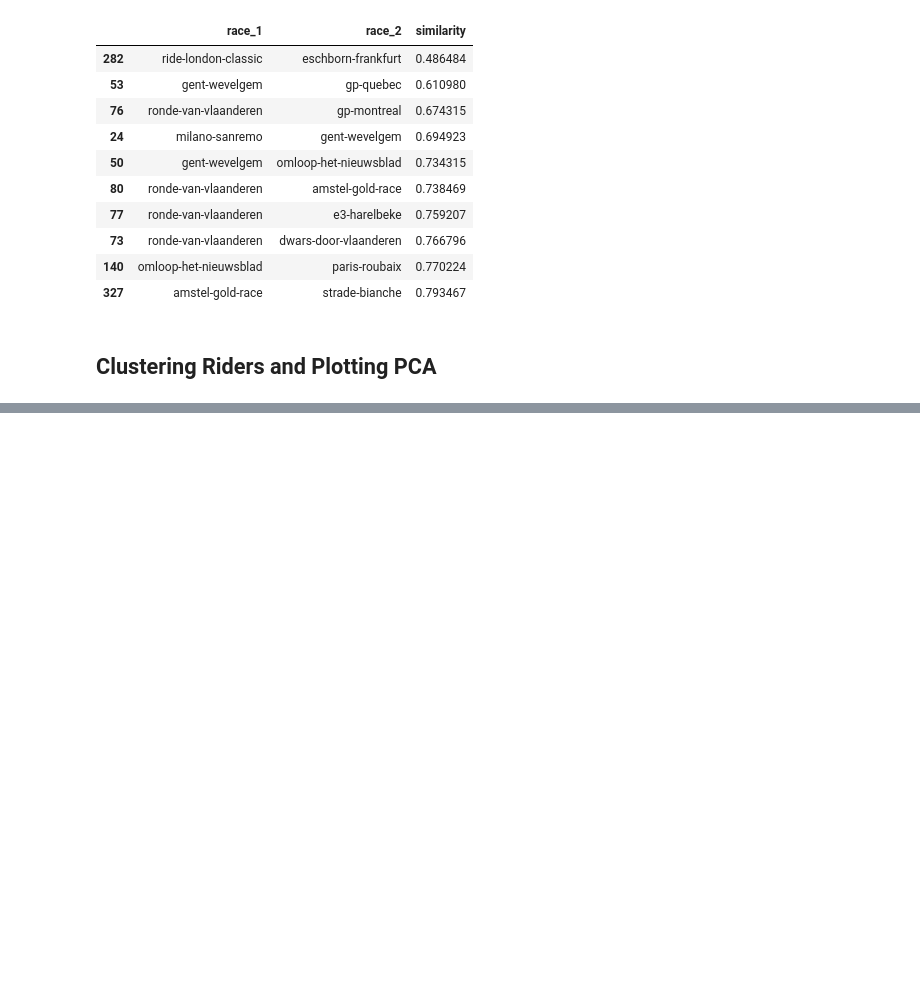
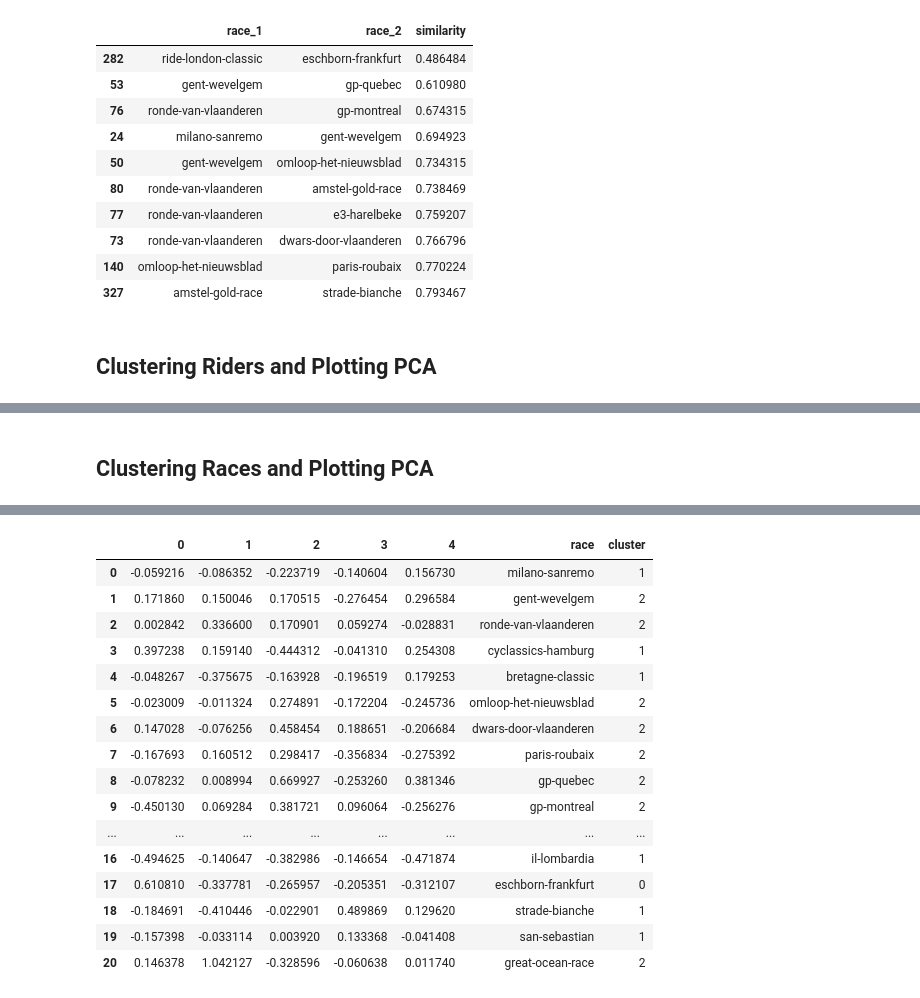
Before and after one commit to baronet2/Bike2Vec, a Jupyter notebook: notebooks/pcs_worldtour_01_analysis.ipynb, the cells around one changed output, grey strips where cells are left out. Drawn from its saved outputs; the diff is of its cells as text; code cells hidden in the pictures; blank space fills up the shorter version.

```diff
--- a/notebooks/pcs_worldtour_01_analysis.ipynb
+++ b/notebooks/pcs_worldtour_01_analysis.ipynb
@@ -79,3 +82,15 @@ rider_name_to_vector('EVENEPOEL Remco'), rider_name_to_vector(['EVENEPOEL Remco'
         [ 0.03581891,  0.01626286, -0.01412892,  0.04499895, -0.04219389,
           0.01523323,  0.04704999, -0.03320879,  0.00237893,  0.01307596]],
        dtype=float32)>)
+# %%
+race_dict = {i: v for i, v in enumerate(model.get_layer('race_name_to_int').get_vocabulary())}
+all_race_names = np.array(list(race_dict.values())[1:])
+
+race_encoder = keras.Model(model.input[1], model.get_layer('race_vector').output)
+
+def race_name_to_vector(race_name):
+    if not isinstance(race_name, list):
+        race_name = [race_name]
+    return race_encoder(constant(race_name))
+
+race_name_to_vector('paris-roubaix')
@@ -271,0 +232,16 @@ fig.show()
+# %% [markdown]
+## Clustering Races and Plotting PCA
+# %%
+# Cluster races
+race_embeddings = race_encoder(all_race_names).numpy()
+kmeans = KMeans(n_clusters = 3, random_state = 0).fit(race_embeddings)
+
+# Perform PCA on embeddings
+race_pca_features = pca.fit_transform(race_embeddings)
+
+# Combine results
+race_pca_df = pd.DataFrame(race_pca_features)
+race_pca_df['race'] = all_race_names
+race_pca_df['cluster'] = kmeans.labels_.astype(str)
+race_pca_df
+# %% [output]
@@ -271,0 +249,17 @@ fig.show()
+|  | 0 | 1 | 2 | 3 | 4 | race | cluster |
+| 0 | -0.059216 | -0.086352 | -0.223719 | -0.140604 | 0.156730 | milano-sanremo | 1 |
+| 1 | 0.171860 | 0.150046 | 0.170515 | -0.276454 | 0.296584 | gent-wevelgem | 2 |
+| 2 | 0.002842 | 0.336600 | 0.170901 | 0.059274 | -0.028831 | ronde-van-vlaanderen | 2 |
+| 3 | 0.397238 | 0.159140 | -0.444312 | -0.041310 | 0.254308 | cyclassics-hamburg | 1 |
+| 4 | -0.048267 | -0.375675 | -0.163928 | -0.196519 | 0.179253 | bretagne-classic | 1 |
+| 5 | -0.023009 | -0.011324 | 0.274891 | -0.172204 | -0.245736 | omloop-het-nieuwsblad | 2 |
+| 6 | 0.147028 | -0.076256 | 0.458454 | 0.188651 | -0.206684 | dwars-door-vlaanderen | 2 |
+| 7 | -0.167693 | 0.160512 | 0.298417 | -0.356834 | -0.275392 | paris-roubaix | 2 |
+| 8 | -0.078232 | 0.008994 | 0.669927 | -0.253260 | 0.381346 | gp-quebec | 2 |
+| 9 | -0.450130 | 0.069284 | 0.381721 | 0.096064 | -0.256276 | gp-montreal | 2 |
+| ... | ... | ... | ... | ... | ... | ... | ... |
+| 16 | -0.494625 | -0.140647 | -0.382986 | -0.146654 | -0.471874 | il-lombardia | 1 |
+| 17 | 0.610810 | -0.337781 | -0.265957 | -0.205351 | -0.312107 | eschborn-frankfurt | 0 |
+| 18 | -0.184691 | -0.410446 | -0.022901 | 0.489869 | 0.129620 | strade-bianche | 1 |
+| 19 | -0.157398 | -0.033114 | 0.003920 | 0.133368 | -0.041408 | san-sebastian | 1 |
+| 20 | 0.146378 | 1.042127 | -0.328596 | -0.060638 | 0.011740 | great-ocean-race | 2 |
```
Also changed, not shown: parts of 13 cells of this notebook.
